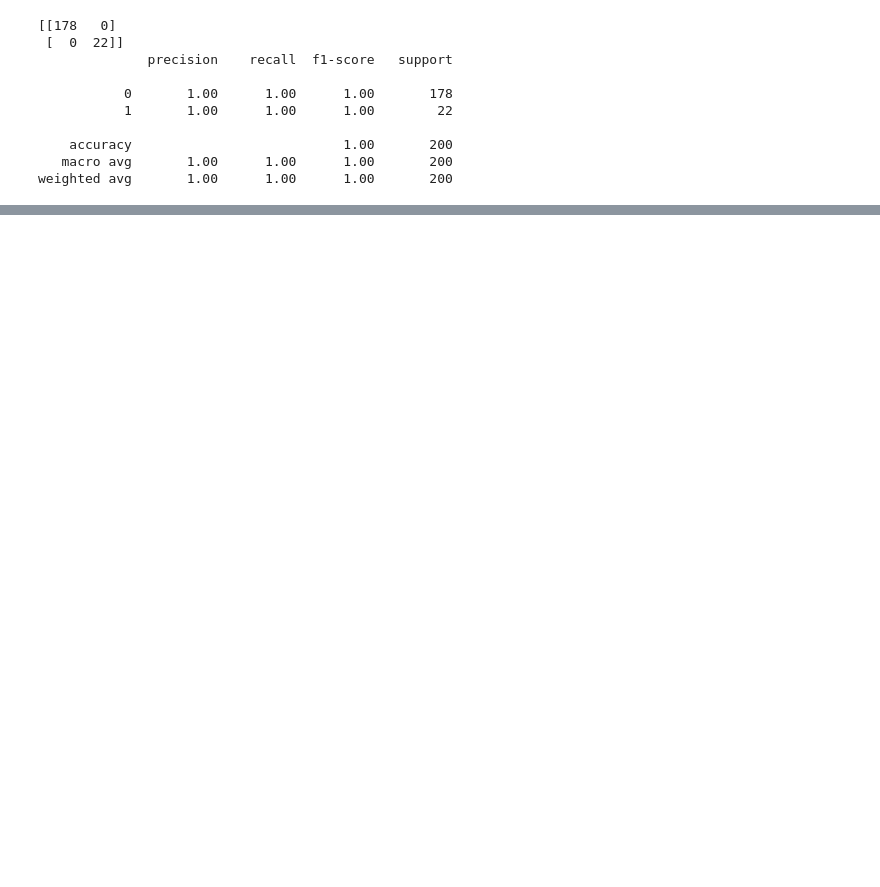
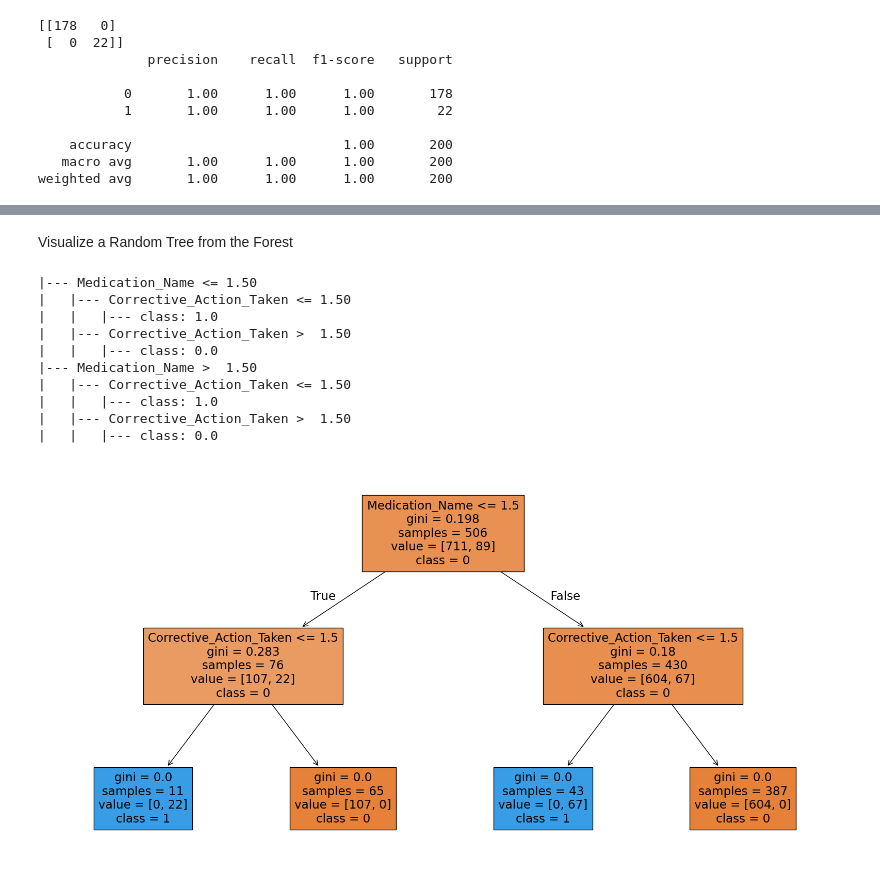
Before and after one commit to millicentwanyeki/panacea-ai-barcode, a Jupyter notebook: Panacea_Pilot__Data.ipynb, the cells around one changed output, grey strips where cells are left out. Drawn from its saved outputs; the diff is of its cells as text; code cells hidden in the pictures; blank space fills up the shorter version.

```diff
--- a/Panacea_Pilot__Data.ipynb
+++ b/Panacea_Pilot__Data.ipynb
@@ -45,0 +95,5 @@ weighted avg       1.00      1.00      1.00       200
+# %%
+import pandas as pd
+
+df = pd.read_csv("Panacea_Pilot_Data_Nairobi_6Weeks.csv", encoding="utf-8")
+print(df['Scan_Status'].unique())
@@ -45,0 +153,22 @@ weighted avg       1.00      1.00      1.00       200
+# %%
+# Target as strings
+y = df['Scan_Status'].astype(str)
+
+# Encode target
+le = LabelEncoder()
+y_encoded = le.fit_transform(y)
+
+#  train/test split
+X_train, X_test, y_train, y_test = train_test_split(X, y_encoded, test_size=0.2, random_state=42)
+
+# Train model
+model = RandomForestClassifier(random_state=42)
+model.fit(X_train, y_train)
+
+# Predict
+y_pred = model.predict(X_test)
+
+# Evaluate
+from sklearn.metrics import classification_report, confusion_matrix
+print("Confusion Matrix:\n", confusion_matrix(y_test, y_pred))
+print("\nClassification Report:\n", classification_report(y_test, y_pred, target_names=le.classes_))
@@ -45,0 +189,28 @@ weighted avg       1.00      1.00      1.00       200
+# %% [markdown]
+Visualize a Random Tree from the Forest
+# %%
+from sklearn.tree import export_text, plot_tree
+import matplotlib.pyplot as plt
+
+# Pick one tree from the forest
+one_tree = model.estimators_[0]
+
+tree_rules = export_text(one_tree, feature_names=list(X.columns))
+print(tree_rules)
+
+# Plot version
+plt.figure(figsize=(20, 10))
+plot_tree(one_tree, feature_names=X.columns, class_names=le.classes_, filled=True)
+plt.show()
+# %% [output]
+|--- Medication_Name <= 1.50
+|   |--- Corrective_Action_Taken <= 1.50
+|   |   |--- class: 1.0
+|   |--- Corrective_Action_Taken >  1.50
+|   |   |--- class: 0.0
+|--- Medication_Name >  1.50
+|   |--- Corrective_Action_Taken <= 1.50
+|   |   |--- class: 1.0
+|   |--- Corrective_Action_Taken >  1.50
+|   |   |--- class: 0.0
+[figure, added]
```
Also changed, not shown: parts of 20 cells of this notebook.
